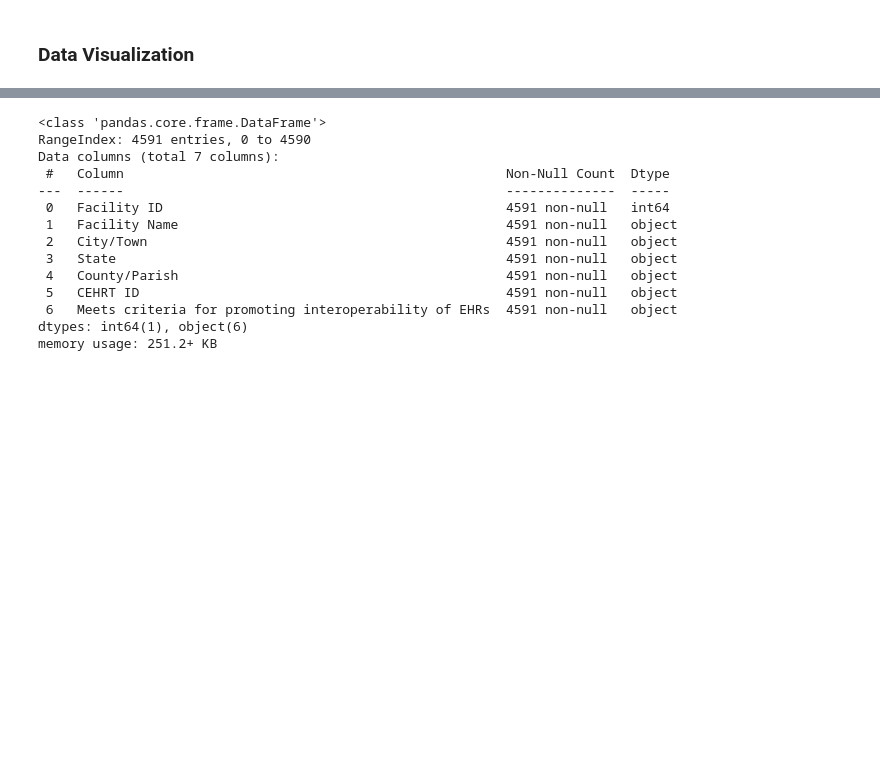
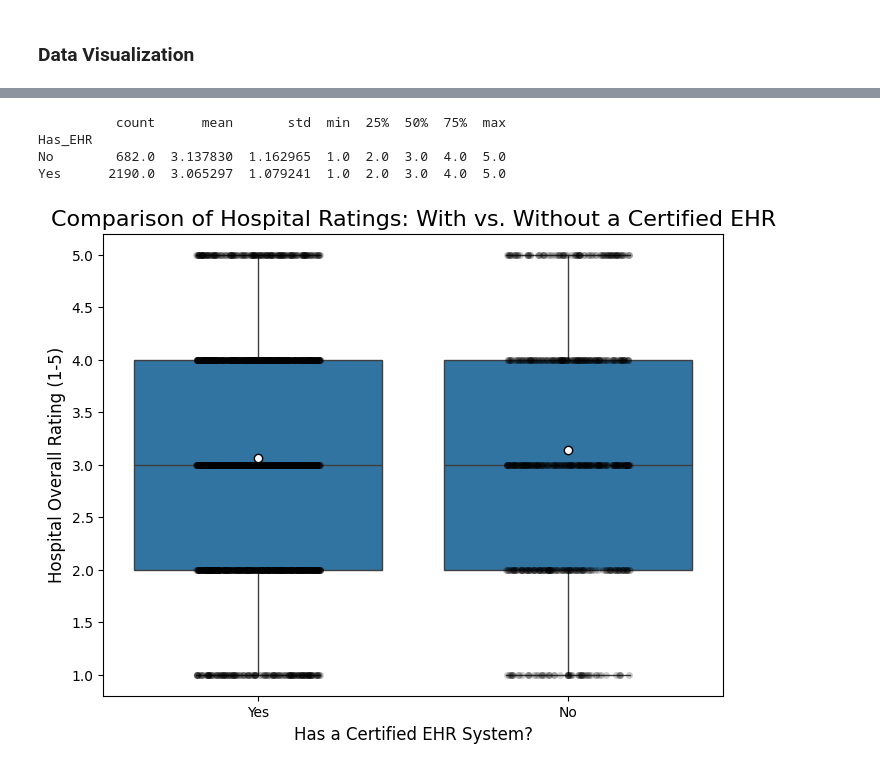
Before and after one commit to Hychow-gh/SI_618_Project, a Jupyter notebook: Project_Part_1.ipynb, the cells around one changed output, grey strips where cells are left out. Cells and saved outputs as stored; diff of their text form; code cells hidden in the pictures; blank space fills up the shorter version.

Commit message:
Update notebook and data files for Part 1

```diff
--- a/Project_Part_1.ipynb
+++ b/Project_Part_1.ipynb
@@ -12,0 +52,4 @@
+# %%
+# load data
+hospital_general_info = pd.read_csv("../data/project_datasets/Hospital_General_Information.csv")
+promoting_interoperability = pd.read_csv("../data/project_datasets/Promoting_Interoperability_Hospital.csv")
@@ -14,0 +142,4 @@
+# %%
+# Clean the Hospital overall rating column
+merged_df['rating_numeric'] = pd.to_numeric(merged_df['Hospital overall rating'], errors='coerce')
+print(merged_df[['Hospital overall rating', 'rating_numeric']].head(10))
@@ -14,0 +172,12 @@
+# %%
+# Match CEHRT IDs to Vendor Names
+cehrt_to_vendor = {
+    '0015CFG3Q10HY2V': 'TruBridge, Inc.',
+    '0015CWW3R9FPD02': 'Epic Systems Corporation',
+    '0015C4J0ZKW5KKJ': 'Epic Systems Corporation',
+    '0015C622YQ4JDC3': 'VigiLanz Corporation',
+    '0015CHL24QZ8GAF': 'Epic Systems Corporation',
+}
+
+merged_df['EHR_Vendor'] = merged_df['CEHRT ID'].map(cehrt_to_vendor).fillna('Other')
+print(merged_df[['CEHRT ID', 'EHR_Vendor']].value_counts().head(5))
@@ -14,0 +192,4 @@
+# %%
+# Create a 'Has EHR' binary feature
+merged_df['Has_EHR'] = np.where(merged_df['CEHRT ID'].notna(), 'Yes', 'No')
+print(merged_df[['CEHRT ID', 'Has_EHR']].value_counts().head(5))
@@ -375,17 +231,20 @@ df_promoting_cleaned.head(n=2)
-# %%
-df_promoting_cleaned.info()
-# %% [output]
-<class 'pandas.core.frame.DataFrame'>
-RangeIndex: 4591 entries, 0 to 4590
-Data columns (total 7 columns):
- #   Column                                                 Non-Null Count  Dtype
----  ------                                                 --------------  -----
- 0   Facility ID                                            4591 non-null   int64
- 1   Facility Name                                          4591 non-null   object
- 2   City/Town                                              4591 non-null   object
- 3   State                                                  4591 non-null   object
- 4   County/Parish                                          4591 non-null   object
- 5   CEHRT ID                                               4591 non-null   object
- 6   Meets criteria for promoting interoperability of EHRs  4591 non-null   object
-dtypes: int64(1), object(6)
-memory usage: 251.2+ KB
+# %%
+# Question 1: Do hospitals with a certified EHR system report higher overall quality scores compared to those without a reported system?
+rating_summary = merged_df.groupby('Has_EHR')['rating_numeric'].describe()
+print(rating_summary)
+# Visualization
+plt.figure(figsize=(8, 6))
+sns.boxplot(data=merged_df, x='Has_EHR', y='rating_numeric', order=['Yes', 'No'], showmeans=True,
+            meanprops={"marker":"o","markerfacecolor":"white","markeredgecolor":"black"})
+sns.stripplot(data=merged_df, x='Has_EHR', y='rating_numeric', order=['Yes', 'No'],
+              color='black', alpha=0.2, jitter=0.2)
+plt.title('Comparison of Hospital Ratings: With vs. Without a Certified EHR', fontsize=16)
+plt.xlabel('Has a Certified EHR System?', fontsize=12)
+plt.ylabel('Hospital Overall Rating (1-5)', fontsize=12)
+plt.show()
+# %% [output]
+          count      mean       std  min  25%  50%  75%  max
+Has_EHR
+No        682.0  3.137830  1.162965  1.0  2.0  3.0  4.0  5.0
+Yes      2190.0  3.065297  1.079241  1.0  2.0  3.0  4.0  5.0
+[figure, added]
```
Also changed, not shown: parts of 54 cells of this notebook, 1 other file.
